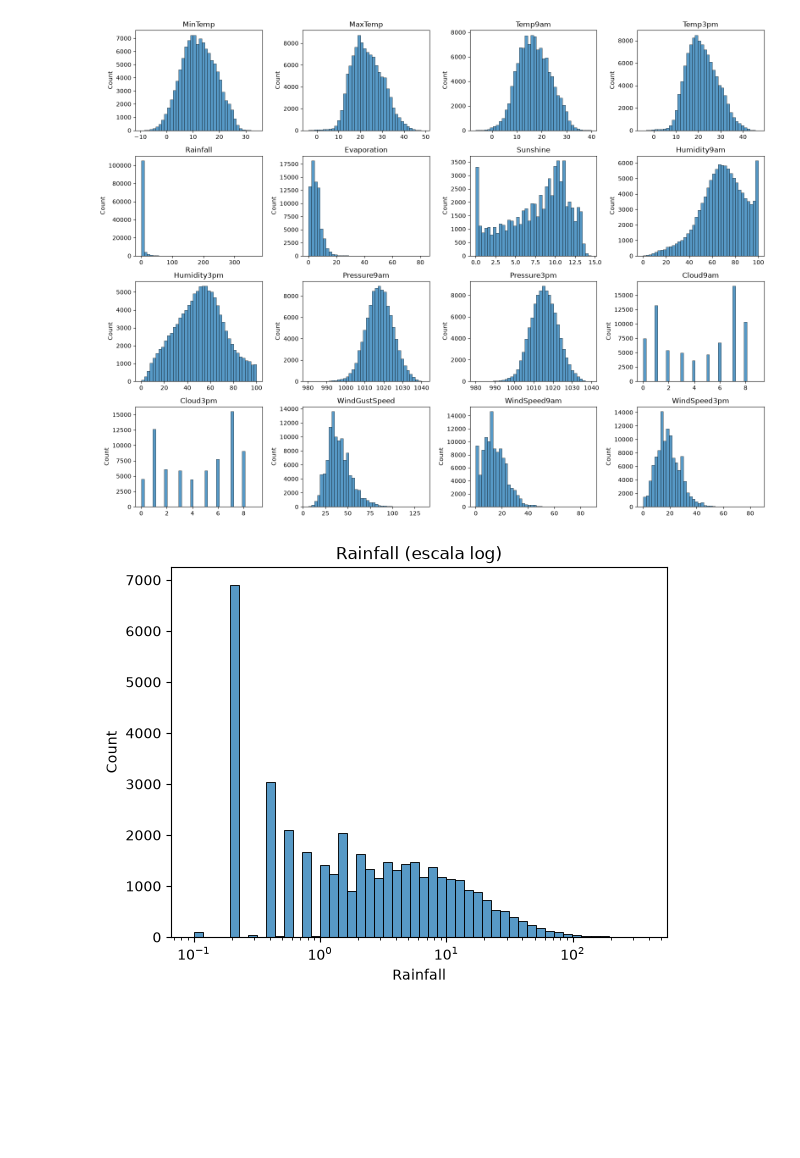
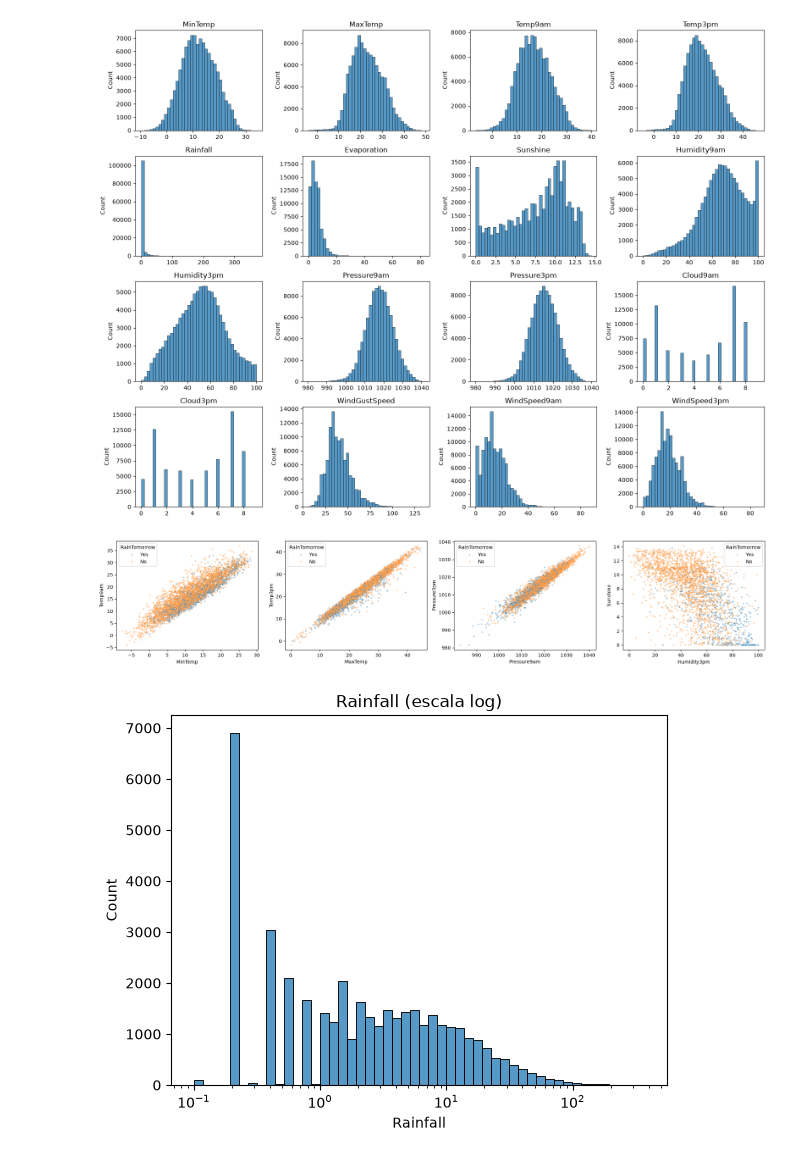
Before and after one commit to AlvaTF/TP-AA1-Ruiz-Toledo-Mendoza, a Jupyter notebook: TP_2/TP_clasificacion_AA1.ipynb, the cells around one changed output. Saved outputs shown, nothing was run; the diff lists cells and outputs as text; code cells hidden in the pictures; blank space fills up the shorter version.

```diff
--- a/TP_2/TP_clasificacion_AA1.ipynb
+++ b/TP_2/TP_clasificacion_AA1.ipynb
@@ -118,20 +118,3 @@ Variable Objetivo
 RainTomorrow: Variable categórica ('Yes'/'No') que responde a la pregunta: "¿Llovió al día siguiente?".
 
 RainfallTomorrow es una caracteristica que mide en mm la cantidad de lluvia que va a caer mañana, es decir, es informacion del futuro que se relaciona con el target, ya que si es mayor a 1 (umbral del dataset) sabemos que RainTomorrow es 'Si'. Se elimin para evitar fuga de datos.
-# %%
-orden = ["N", "NNE", "NE", "ENE", "E", "ESE", "SE", "SSE",
-         "S", "SSW", "SW", "WSW", "W", "WNW", "NW", "NNW"]
-
-fig, axes = plt.subplots(1, 3, figsize=(18, 4), sharey=True)
-
-for ax, col in zip(axes, ["WindGustDir", "WindDir9am", "WindDir3pm"]):
-    prop = (df.groupby(col)["RainTomorrow"]
-                 .apply(lambda s: (s == "Yes").mean() * 100)
-                 .reindex(orden))
-    sns.barplot(x=prop.index, y=prop.values, ax=ax)
-    ax.set_title(col)
-    ax.set_ylabel("% de días con lluvia al día siguiente")
-    ax.tick_params(axis="x", rotation=90)
-
-plt.tight_layout()
-plt.show()
@@ -746,6 +710,23 @@ plt.tight_layout()
 plt.show()
 # %% [output]
 [figure]
+# %%
+muestra = train.sample(5000, random_state=42)
+
+pares = [("MinTemp", "Temp9am"),
+         ("MaxTemp", "Temp3pm"),
+         ("Pressure9am", "Pressure3pm"),
+         ("Humidity3pm", "Sunshine")]
+
+fig, axes = plt.subplots(1, 4, figsize=(20, 4))
+
+for ax, (x, y) in zip(axes, pares):
+    sns.scatterplot(data=muestra, x=x, y=y, hue="RainTomorrow", alpha=0.4, s=10, ax=ax)
+
+plt.tight_layout()
+plt.show()
+# %% [output]
+[figure, added]
 # %%
 sns.histplot(train.loc[train["Rainfall"] > 0, "Rainfall"], bins=50, log_scale=True)
 plt.title("Rainfall (escala log)")
```
Also changed, not shown: parts of 3 cells of this notebook.
